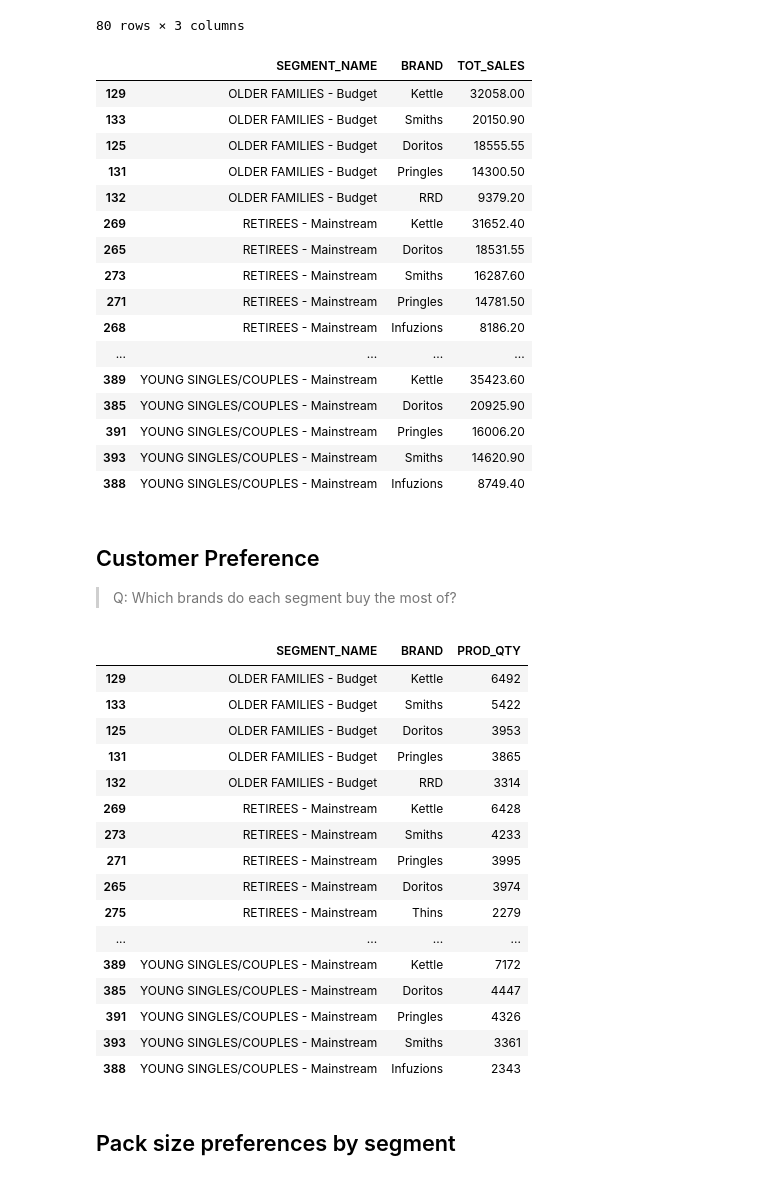
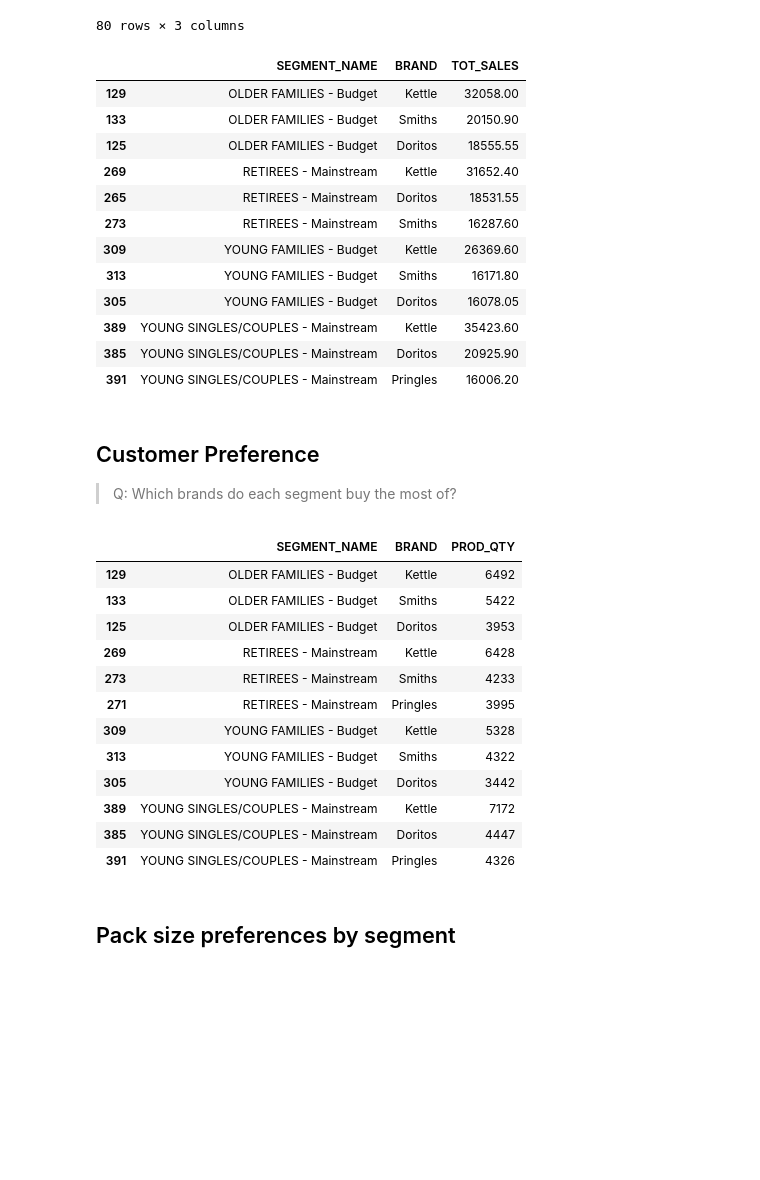
Before and after one commit to Yush-Pokharel/Quantium-data-analysis, a Jupyter notebook: script_analysis/data_exploratory_analysis.ipynb, the cells around one changed output. Cells and saved outputs as stored; diff of their text form; code cells hidden in the pictures; blank space fills up the shorter version.

```diff
--- a/script_analysis/data_exploratory_analysis.ipynb
+++ b/script_analysis/data_exploratory_analysis.ipynb
@@ -106,26 +104,22 @@ brand_sales_high_value
 | 380 | YOUNG SINGLES/COUPLES - Mainstream | Burger | 243.80 |
 80 rows × 3 columns
 # %%
-top_5_brands_each_segment = brand_sales_high_value.groupby('SEGMENT_NAME').head(5)
+top_5_brands_each_segment = brand_sales_high_value.groupby('SEGMENT_NAME').head(3)
 top_5_brands_each_segment
 # %% [output]
 |  | SEGMENT_NAME | BRAND | TOT_SALES |
 | 129 | OLDER FAMILIES - Budget | Kettle | 32058.00 |
 | 133 | OLDER FAMILIES - Budget | Smiths | 20150.90 |
 | 125 | OLDER FAMILIES - Budget | Doritos | 18555.55 |
-| 131 | OLDER FAMILIES - Budget | Pringles | 14300.50 |
-| 132 | OLDER FAMILIES - Budget | RRD | 9379.20 |
 | 269 | RETIREES - Mainstream | Kettle | 31652.40 |
 | 265 | RETIREES - Mainstream | Doritos | 18531.55 |
 | 273 | RETIREES - Mainstream | Smiths | 16287.60 |
-| 271 | RETIREES - Mainstream | Pringles | 14781.50 |
-| 268 | RETIREES - Mainstream | Infuzions | 8186.20 |
-| ... | ... | ... | ... |
+| 309 | YOUNG FAMILIES - Budget | Kettle | 26369.60 |
+| 313 | YOUNG FAMILIES - Budget | Smiths | 16171.80 |
+| 305 | YOUNG FAMILIES - Budget | Doritos | 16078.05 |
 | 389 | YOUNG SINGLES/COUPLES - Mainstream | Kettle | 35423.60 |
 | 385 | YOUNG SINGLES/COUPLES - Mainstream | Doritos | 20925.90 |
 | 391 | YOUNG SINGLES/COUPLES - Mainstream | Pringles | 16006.20 |
-| 393 | YOUNG SINGLES/COUPLES - Mainstream | Smiths | 14620.90 |
-| 388 | YOUNG SINGLES/COUPLES - Mainstream | Infuzions | 8749.40 |
 # %% [markdown]
 ## Customer Preference
 > Q: Which brands do each segment buy the most of?
@@ -134,25 +128,21 @@ brand_volume = df.groupby(['SEGMENT_NAME', 'BRAND'])['PROD_QTY'].sum().reset_ind
 brand_volume_high_value = brand_volume[brand_volume['SEGMENT_NAME'].isin(high_value_segments)]
 
 brand_volume_high_value = brand_volume_high_value.sort_values(['SEGMENT_NAME','PROD_QTY'], ascending=[True, False])
-most_bought_brand_each_segment = brand_volume_high_value.groupby('SEGMENT_NAME').head(5)
+most_bought_brand_each_segment = brand_volume_high_value.groupby('SEGMENT_NAME').head(3)
 most_bought_brand_each_segment
 # %% [output]
 |  | SEGMENT_NAME | BRAND | PROD_QTY |
 | 129 | OLDER FAMILIES - Budget | Kettle | 6492 |
 | 133 | OLDER FAMILIES - Budget | Smiths | 5422 |
 | 125 | OLDER FAMILIES - Budget | Doritos | 3953 |
-| 131 | OLDER FAMILIES - Budget | Pringles | 3865 |
-| 132 | OLDER FAMILIES - Budget | RRD | 3314 |
 | 269 | RETIREES - Mainstream | Kettle | 6428 |
 | 273 | RETIREES - Mainstream | Smiths | 4233 |
 | 271 | RETIREES - Mainstream | Pringles | 3995 |
-| 265 | RETIREES - Mainstream | Doritos | 3974 |
-| 275 | RETIREES - Mainstream | Thins | 2279 |
-| ... | ... | ... | ... |
+| 309 | YOUNG FAMILIES - Budget | Kettle | 5328 |
+| 313 | YOUNG FAMILIES - Budget | Smiths | 4322 |
+| 305 | YOUNG FAMILIES - Budget | Doritos | 3442 |
 | 389 | YOUNG SINGLES/COUPLES - Mainstream | Kettle | 7172 |
 | 385 | YOUNG SINGLES/COUPLES - Mainstream | Doritos | 4447 |
 | 391 | YOUNG SINGLES/COUPLES - Mainstream | Pringles | 4326 |
-| 393 | YOUNG SINGLES/COUPLES - Mainstream | Smiths | 3361 |
-| 388 | YOUNG SINGLES/COUPLES - Mainstream | Infuzions | 2343 |
 # %% [markdown]
 ## Pack size preferences by segment
```
Also changed, not shown: parts of 2 cells of this notebook.
